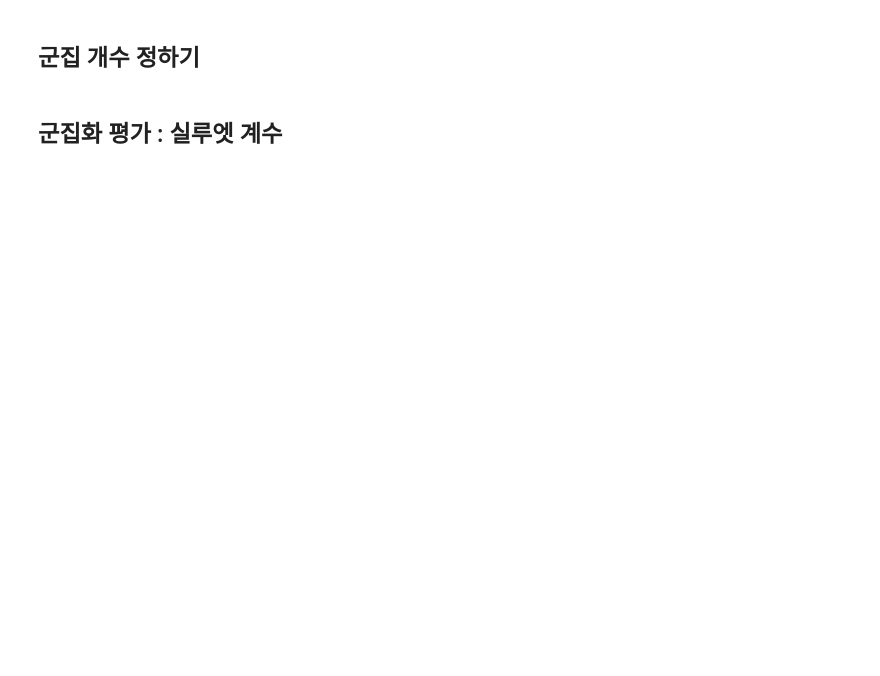
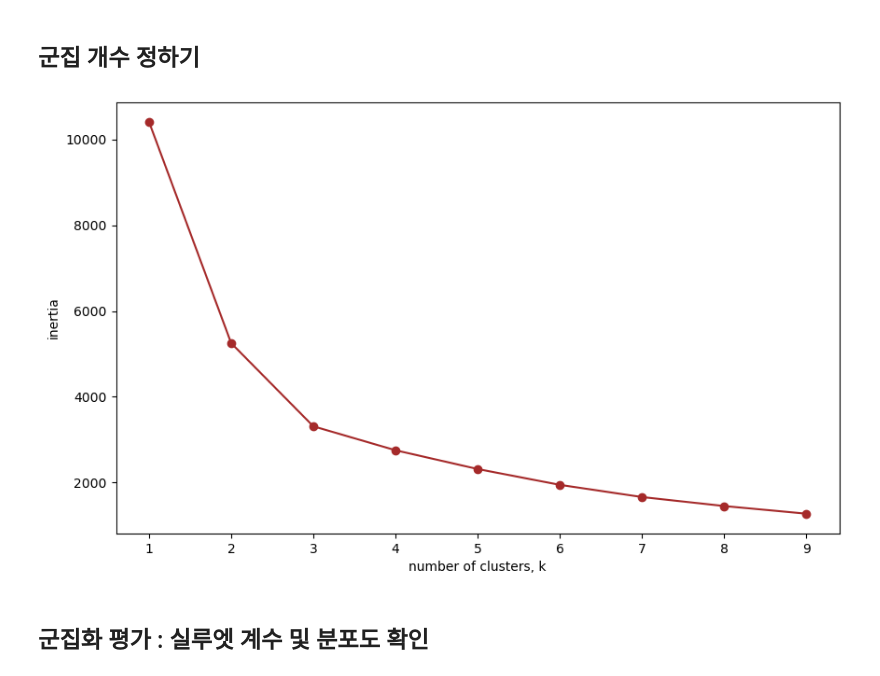
Before and after one commit to leejunghyunA/second_projects, a Jupyter notebook: 군집화_감소 예측 고객 대상 군집화.ipynb, the cells around one changed output. Cells and saved outputs as stored; diff of their text form; code cells hidden in the pictures; blank space fills up the shorter version.

```diff
--- a/군집화_감소 예측 고객 대상 군집화.ipynb
+++ b/군집화_감소 예측 고객 대상 군집화.ipynb
@@ -0,0 +92,3 @@
+# %%
+clust_df = q3q8_q9[q3q8_q9['predict_label'] == 0].iloc[:,:-1]
+clust_df
@@ -0,0 +141,7 @@
+# %%
+from sklearn.preprocessing import MinMaxScaler
+
+minmax = MinMaxScaler()
+mm_all_scaled_df = pd.DataFrame(minmax.fit_transform(clust_df.iloc[:,2:]), columns  = clust_df.columns[2:])
+mm_all_scaled_df = pd.concat([clust_df.reset_index().iloc[:,1:3], mm_all_scaled_df], axis = 1)
+mm_all_scaled_df
@@ -0,0 +229,9 @@
+# %%
+importance_features_names = ['성별', '연령대_10세','ENGEL', '주말 비율',
+                             '변동폭_Monetary_의류/이미용_중가_등급','Monetary_의류/이미용_중가','Monetary_식품/생활_중가',
+                             'Frequency_식품/생활_중가', '변동폭_Monetary_식품/생활_고가_등급','Frequency_식품/생활_고가',
+                             '절대변동폭_Monetary_식품/생활_고가_등급', 'Monetary_가구인테리어/잡화_저가', 'Monetary_의류/이미용_저가',
+                             '변동폭_Monetary_식품/생활_중가_등급', 'Frequency_식품/생활_저가',
+                             '변동폭_Monetary_가전/레저취미/멀티샵_중가_등급', 'Monetary_가전/레저취미/멀티샵_중가',
+                             'Frequency_가구인테리어/잡화_저가', 'Frequency_의류/이미용_중가', 'Monetary_식품/생활_중가',
+                             'Monetary_식품/생활_저가']
@@ -0,0 +260,3 @@
+# %%
+mm_feature_df = mm_all_scaled_df[importance_features_names]
+mm_feature_df
@@ -3,21 +298,23 @@
 # %%
 from sklearn.cluster import KMeans
 import matplotlib.pyplot as plt
 
 inertias = []
 for k in range(1,10):
     model = KMeans(n_clusters=k)
-    model.fit(food_중가_78제외)
+    model.fit(mm_feature_df)
     inertias.append(model.inertia_)
 
 # Plot ks vs inertias
 plt.figure(figsize = (10,6))
 plt.plot(range(1,10), inertias, '-o', color = 'brown')
 plt.xlabel('number of clusters, k')
 plt.ylabel('inertia')
 plt.xticks(range(1,10))
 # plt.savefig('유동인구_군집화_시각화/최적군집개수.png')
 plt.show()
+# %% [output]
+[figure, added]
 # %% [markdown]
-## 군집화 평가 : 실루엣 계수
+## 군집화 평가 : 실루엣 계수 및 분포도 확인
 # %%
```
Also changed, not shown: parts of 45 cells of this notebook, 3 other files.
